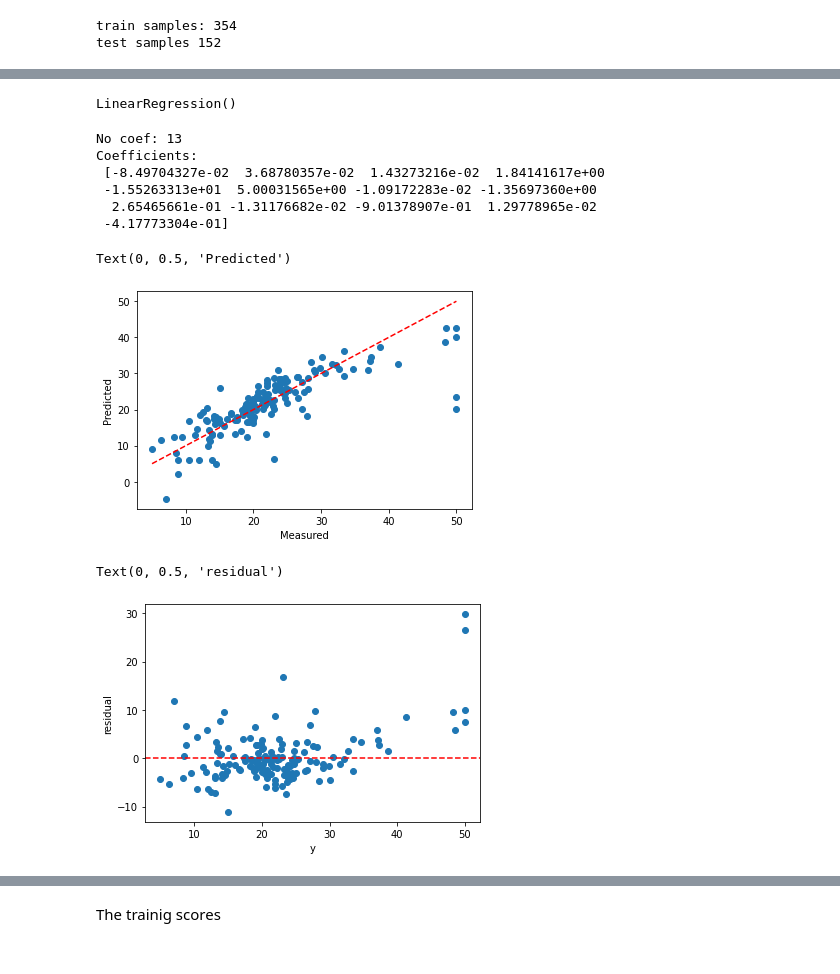
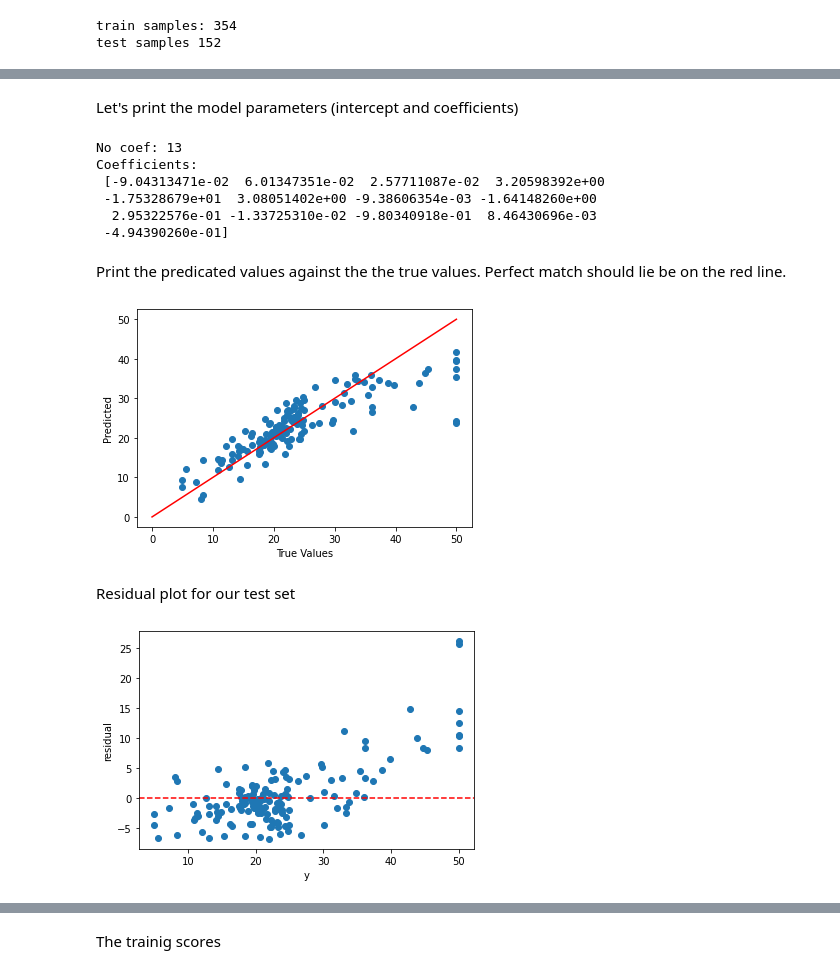
Before and after one commit to rueedlinger/machine-learning-snippets, a Jupyter notebook: notebooks/supervised/linear_regression/multiple_linear_regression_sklearn.ipynb, the cells around one changed output, grey strips where cells are left out. Cells and saved outputs as stored; diff of their text form; code cells hidden in the pictures.

Commit message:
updated regression examples

```diff
--- a/notebooks/supervised/linear_regression/multiple_linear_regression_sklearn.ipynb
+++ b/notebooks/supervised/linear_regression/multiple_linear_regression_sklearn.ipynb
@@ -62,15 +77,14 @@ test samples 152
 # %%
-lr = linear_model.LinearRegression()
-lr.fit(X_train, y_train)
+lr = linear_model.LinearRegression().fit(X_train, y_train)
-# %% [output]
-LinearRegression()
+# %% [markdown]
+Let's print the model parameters (intercept and coefficients)
 # %%
 print('No coef:', len(lr.coef_))
 print('Coefficients: \n', lr.coef_)
 # %% [output]
 No coef: 13
 Coefficients:
- [-8.49704327e-02  3.68780357e-02  1.43273216e-02  1.84141617e+00
- -1.55263313e+01  5.00031565e+00 -1.09172283e-02 -1.35697360e+00
-  2.65465661e-01 -1.31176682e-02 -9.01378907e-01  1.29778965e-02
- -4.17773304e-01]
+ [-9.04313471e-02  6.01347351e-02  2.57711087e-02  3.20598392e+00
+ -1.75328679e+01  3.08051402e+00 -9.38606354e-03 -1.64148260e+00
+  2.95322576e-01 -1.33725310e-02 -9.80340918e-01  8.46430696e-03
+ -4.94390260e-01]
@@ -79,9 +91,13 @@ predicted = lr.predict(X_test)
+# %% [markdown]
+Print the predicated values against the the true values. Perfect match should lie be on the red line.
 # %%
+predicted = lr.predict(X_test)
+
 fig, ax = plt.subplots()
 ax.scatter(y_test, predicted)
-ax.plot([y.min(), y.max()], [y.min(), y.max()], ls='--', color='red')
-ax.set_xlabel('Measured')
+
+ax.set_xlabel('True Values')
 ax.set_ylabel('Predicted')
+_ = ax.plot([0, y.max()], [0, y.max()], ls='-', color='red')
 # %% [output]
-Text(0, 0.5, 'Predicted')
-[figure, old version]
+[figure, new version]
@@ -90,12 +104,16 @@ residual = (y_test - predicted)
+# %% [markdown]
+Residual plot for our test set
 # %%
+residual = y_test - predicted
+
 fig, ax = plt.subplots()
 ax.scatter(y_test, residual)
-plt.axhline(0, color='red', ls='--')
 ax.set_xlabel('y')
 ax.set_ylabel('residual')
+
+_ = plt.axhline(0, color='red', ls='--')
 # %% [output]
-Text(0, 0.5, 'residual')
-[figure, old version]
+[figure, new version]
 # %%
 sns.displot(residual, kind="kde");
 # %% [output]
```
Also changed, not shown: parts of 23 cells of this notebook, 1 other file.
